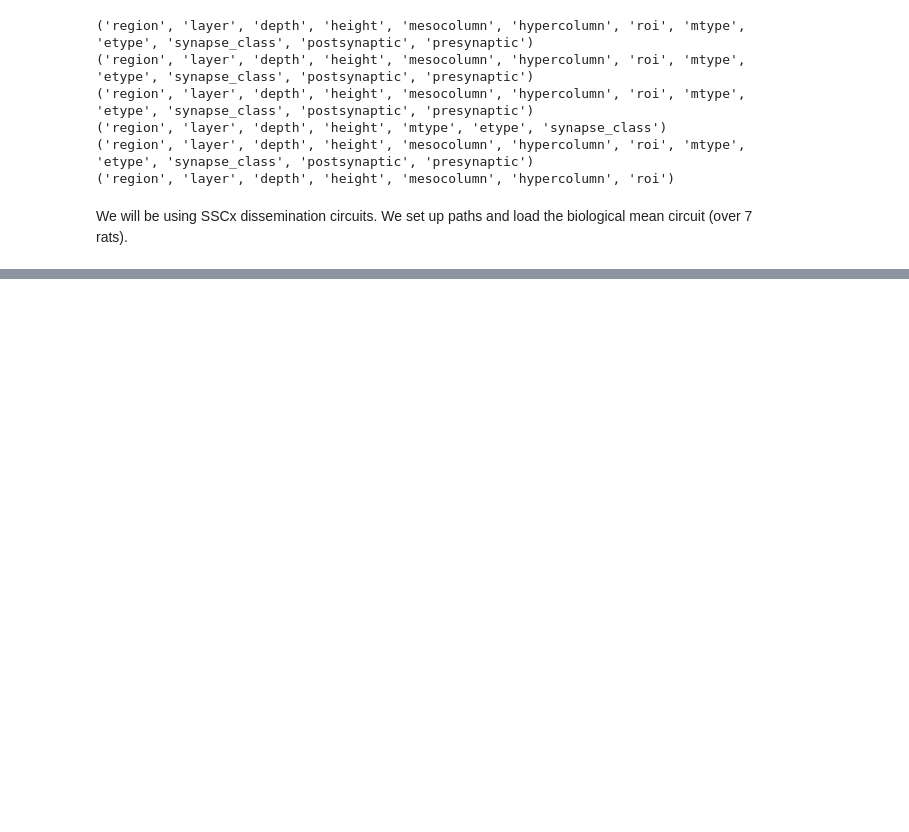
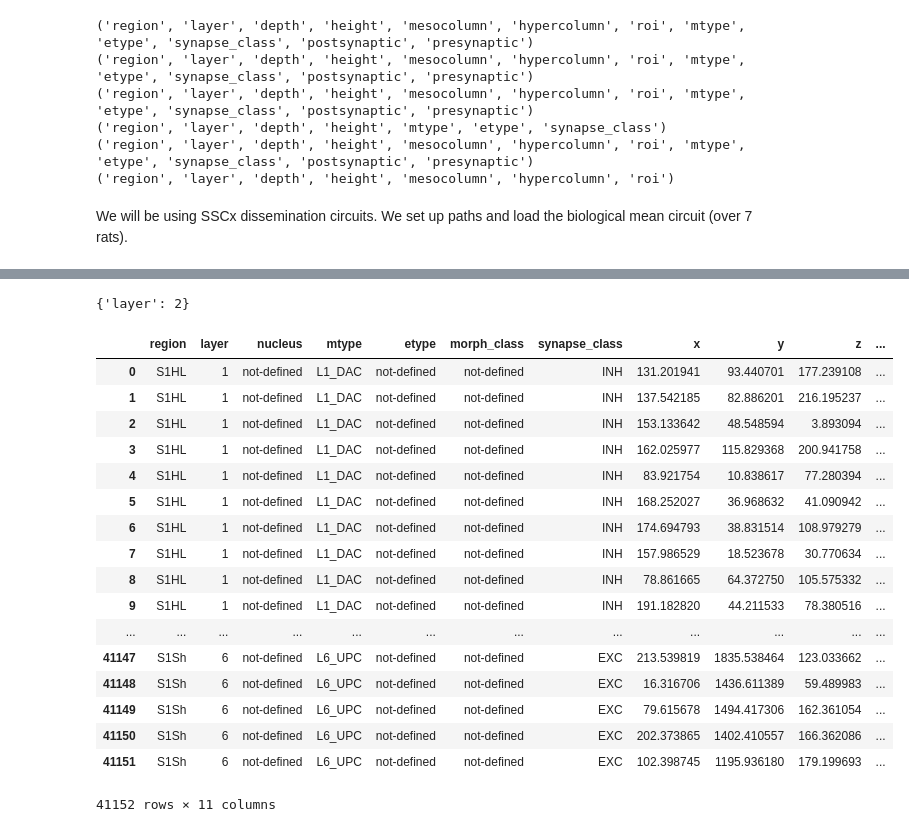
Before and after one commit to BlueBrain/DMT, a Jupyter notebook: v2/neuro_dmt/library/users/visood/sscx_dissemination/composition_suite.ipynb, the cells around one changed output, grey strips where cells are left out. Drawn from its saved outputs; the diff is of its cells as text; code cells hidden in the pictures; blank space fills up the shorter version.

Commit message:
clean up to enable exhaustive depth analysis

```diff
--- a/v2/neuro_dmt/library/users/visood/sscx_dissemination/composition_suite.ipynb
+++ b/v2/neuro_dmt/library/users/visood/sscx_dissemination/composition_suite.ipynb
@@ -64,6 +64,18 @@ circuit_bio_m =\
                 brain_region="SSCx"))
 adapter =\
     BlueBrainCircuitAdapter()
+# %%
+from neuro_dmt.models.bluebrain.circuit.mock.circuit import\
+    MockCircuit, MockBlueBrainCircuitModel
+from neuro_dmt.models.bluebrain.circuit.mock.test.mock_circuit_light import\
+    circuit_composition,\
+    circuit_connectivity
+
+mock_circuit_model =\
+    MockBlueBrainCircuitModel(
+        circuit_composition,
+        circuit_connectivity,
+        label="BlueBrainCircuitModelMockLight")
 # %%
 composition_analyses =\
     CompositionAnalysesSuite(
@@ -107,3 +96,33 @@ DONE
+# %%
+from neuro_dmt.models.bluebrain.circuit.geometry import Cuboid
+mock_circuit_model\
+._get_cell_query(
+        mock_circuit_model._resolve_query_region(
+            depth=100, layer="L2", roi=Cuboid(np.zeros(3), np.ones(1)))
+# %% [output]
+{'layer': 2}
+# %%
+mock_circuit_model\
+    .get_cells(depth=100)
+# %% [output]
+|  | region | layer | nucleus | mtype | etype | morph_class | synapse_class | x | y | z | ... |
+| 0 | S1HL | 1 | not-defined | L1_DAC | not-defined | not-defined | INH | 131.201941 | 93.440701 | 177.239108 | ... |
+| 1 | S1HL | 1 | not-defined | L1_DAC | not-defined | not-defined | INH | 137.542185 | 82.886201 | 216.195237 | ... |
+| 2 | S1HL | 1 | not-defined | L1_DAC | not-defined | not-defined | INH | 153.133642 | 48.548594 | 3.893094 | ... |
+| 3 | S1HL | 1 | not-defined | L1_DAC | not-defined | not-defined | INH | 162.025977 | 115.829368 | 200.941758 | ... |
+| 4 | S1HL | 1 | not-defined | L1_DAC | not-defined | not-defined | INH | 83.921754 | 10.838617 | 77.280394 | ... |
+| 5 | S1HL | 1 | not-defined | L1_DAC | not-defined | not-defined | INH | 168.252027 | 36.968632 | 41.090942 | ... |
+| 6 | S1HL | 1 | not-defined | L1_DAC | not-defined | not-defined | INH | 174.694793 | 38.831514 | 108.979279 | ... |
+| 7 | S1HL | 1 | not-defined | L1_DAC | not-defined | not-defined | INH | 157.986529 | 18.523678 | 30.770634 | ... |
+| 8 | S1HL | 1 | not-defined | L1_DAC | not-defined | not-defined | INH | 78.861665 | 64.372750 | 105.575332 | ... |
+| 9 | S1HL | 1 | not-defined | L1_DAC | not-defined | not-defined | INH | 191.182820 | 44.211533 | 78.380516 | ... |
+| ... | ... | ... | ... | ... | ... | ... | ... | ... | ... | ... | ... |
+| 41147 | S1Sh | 6 | not-defined | L6_UPC | not-defined | not-defined | EXC | 213.539819 | 1835.538464 | 123.033662 | ... |
+| 41148 | S1Sh | 6 | not-defined | L6_UPC | not-defined | not-defined | EXC | 16.316706 | 1436.611389 | 59.489983 | ... |
+| 41149 | S1Sh | 6 | not-defined | L6_UPC | not-defined | not-defined | EXC | 79.615678 | 1494.417306 | 162.361054 | ... |
+| 41150 | S1Sh | 6 | not-defined | L6_UPC | not-defined | not-defined | EXC | 202.373865 | 1402.410557 | 166.362086 | ... |
+| 41151 | S1Sh | 6 | not-defined | L6_UPC | not-defined | not-defined | EXC | 102.398745 | 1195.936180 | 179.199693 | ... |
+41152 rows × 11 columns
 # %%
 composition_analyses.analysis_mtype_cell_density_by_layer_exhaustively(
     circuit_bio_m,
```
Also changed, not shown: parts of 5 cells of this notebook, 7 other files.
